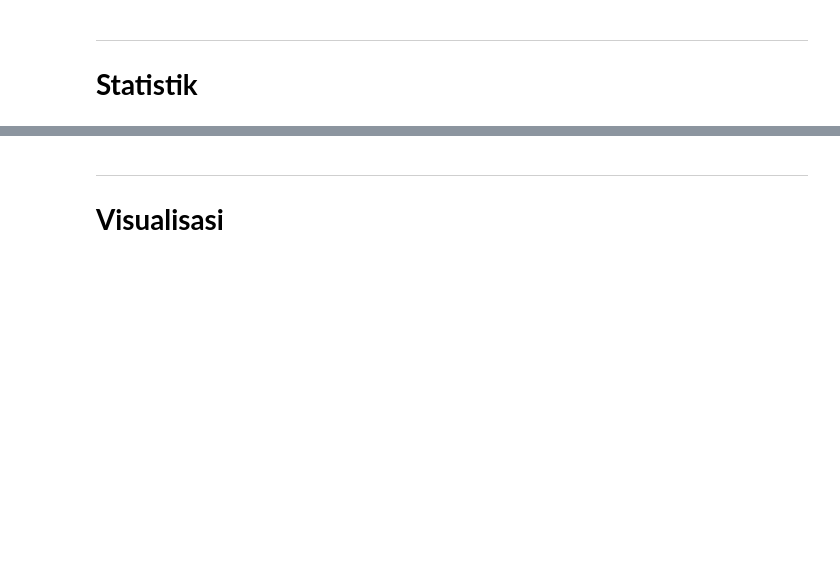
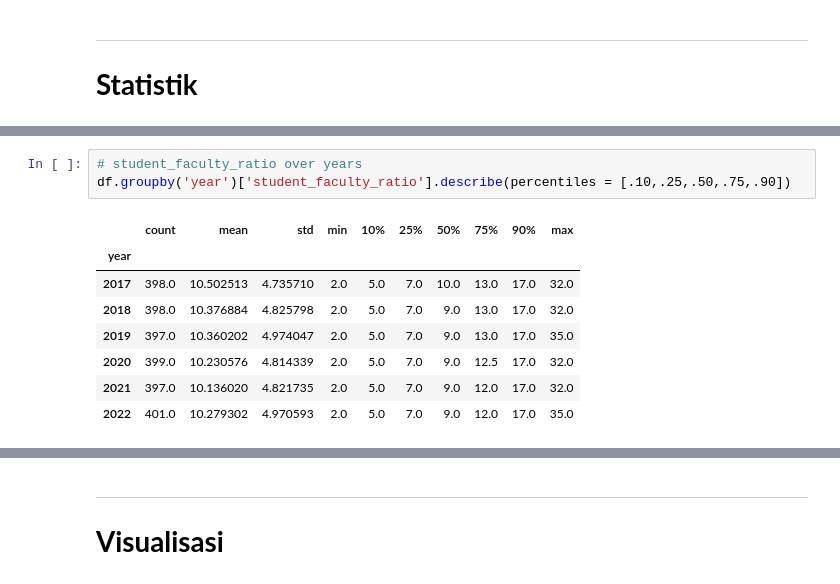
Before and after one commit to dewodt/Analisis-Rank-Universitas, a Jupyter notebook: Analisis_Tubes2.ipynb, the cells around one changed output, grey strips where cells are left out. Saved outputs shown, nothing was run; the diff lists cells and outputs as text; blank space fills up the shorter version.

```diff
--- a/Analisis_Tubes2.ipynb
+++ b/Analisis_Tubes2.ipynb
@@ -962,0 +1006,12 @@ df_uncleaned.to_csv("qs_ranking_400_cleaned.csv", index=False)
+# %%
+# student_faculty_ratio over years
+df.groupby('year')['student_faculty_ratio'].describe(percentiles = [.10,.25,.50,.75,.90])
+# %% [output]
+|  | count | mean | std | min | 10% | 25% | 50% | 75% | 90% | max |
+| year |  |  |  |  |  |  |  |  |  |  |
+| 2017 | 398.0 | 10.502513 | 4.735710 | 2.0 | 5.0 | 7.0 | 10.0 | 13.0 | 17.0 | 32.0 |
+| 2018 | 398.0 | 10.376884 | 4.825798 | 2.0 | 5.0 | 7.0 | 9.0 | 13.0 | 17.0 | 32.0 |
+| 2019 | 397.0 | 10.360202 | 4.974047 | 2.0 | 5.0 | 7.0 | 9.0 | 13.0 | 17.0 | 35.0 |
+| 2020 | 399.0 | 10.230576 | 4.814339 | 2.0 | 5.0 | 7.0 | 9.0 | 12.5 | 17.0 | 32.0 |
+| 2021 | 397.0 | 10.136020 | 4.821735 | 2.0 | 5.0 | 7.0 | 9.0 | 12.0 | 17.0 | 32.0 |
+| 2022 | 401.0 | 10.279302 | 4.970593 | 2.0 | 5.0 | 7.0 | 9.0 | 12.0 | 17.0 | 35.0 |
```
Also changed, not shown: parts of 12 cells of this notebook.
